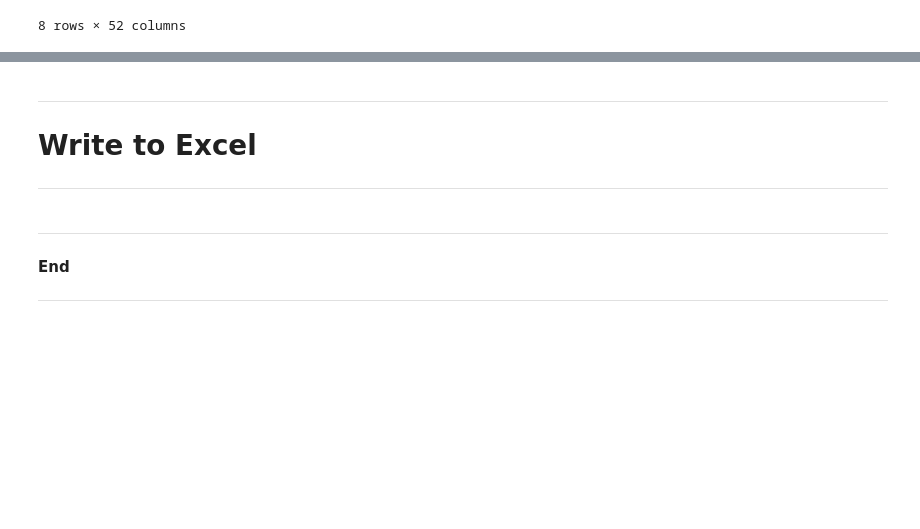
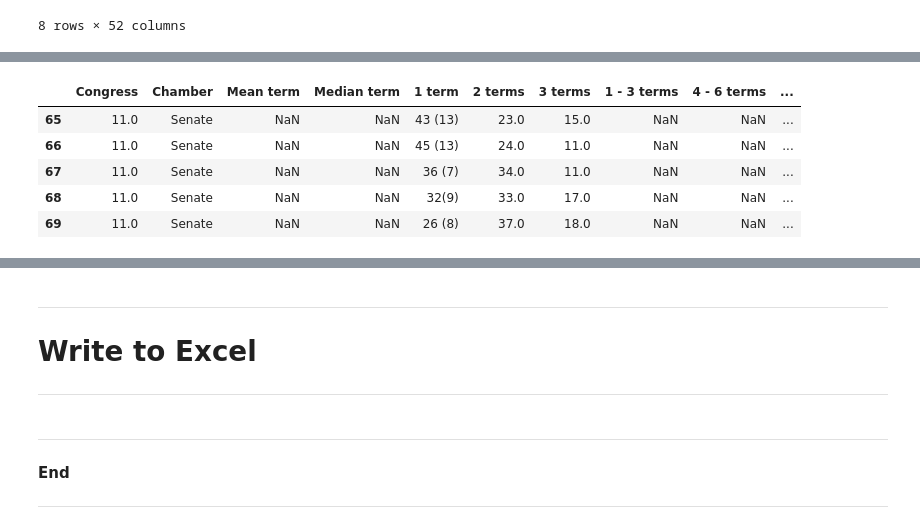
Before and after one commit to tamimcm416/congressional_activity, a Jupyter notebook: notebooks/DataPrep.ipynb, the cells around one changed output, grey strips where cells are left out. Drawn from its saved outputs; the diff is of its cells as text; code cells hidden in the pictures; blank space fills up the shorter version.

```diff
--- a/notebooks/DataPrep.ipynb
+++ b/notebooks/DataPrep.ipynb
@@ -487,0 +600,24 @@ confirm_tidy_df.describe()
+# %%
+# Since the measure of senority is different between senators and representatives in this dataset, we'll standardize on terms of services
+# over years of service, based on a term for a senator being 6 years.
+reps_term_cols = ['1 term', '2 terms', '3 terms', '4 + terms', 'Total']
+sens_term_cols = ['6 years or less', '7 - 12 years', '13 - 18 years', '19 years or more', 'Total']
+for i, row in senority_sens_df.iterrows():
+    row_id = len(scrubbed_df)
+    if row['Congress'][0] == 1:
+        congress = row['Congress'][:3]
+    else:
+        congress = row['Congress'][:2]
+    scrubbed_df.at[row_id, 'Congress'] = int(congress)
+    scrubbed_df.at[row_id, 'Chamber'] = 'Senate'
+    for j in range(len(reps_term_cols)):
+        scrubbed_df.at[row_id, reps_term_cols[j]] = row[sens_term_cols[j]]
+
+scrubbed_df.tail()
+# %% [output]
+|  | Congress | Chamber | Mean term | Median term | 1 term | 2 terms | 3 terms | 1 - 3 terms | 4 - 6 terms | ... |
+| 65 | 11.0 | Senate | NaN | NaN | 43 (13) | 23.0 | 15.0 | NaN | NaN | ... |
+| 66 | 11.0 | Senate | NaN | NaN | 45 (13) | 24.0 | 11.0 | NaN | NaN | ... |
+| 67 | 11.0 | Senate | NaN | NaN | 36 (7) | 34.0 | 11.0 | NaN | NaN | ... |
+| 68 | 11.0 | Senate | NaN | NaN | 32(9) | 33.0 | 17.0 | NaN | NaN | ... |
+| 69 | 11.0 | Senate | NaN | NaN | 26 (8) | 37.0 | 18.0 | NaN | NaN | ... |
```
Also changed, not shown: parts of 12 cells of this notebook.
